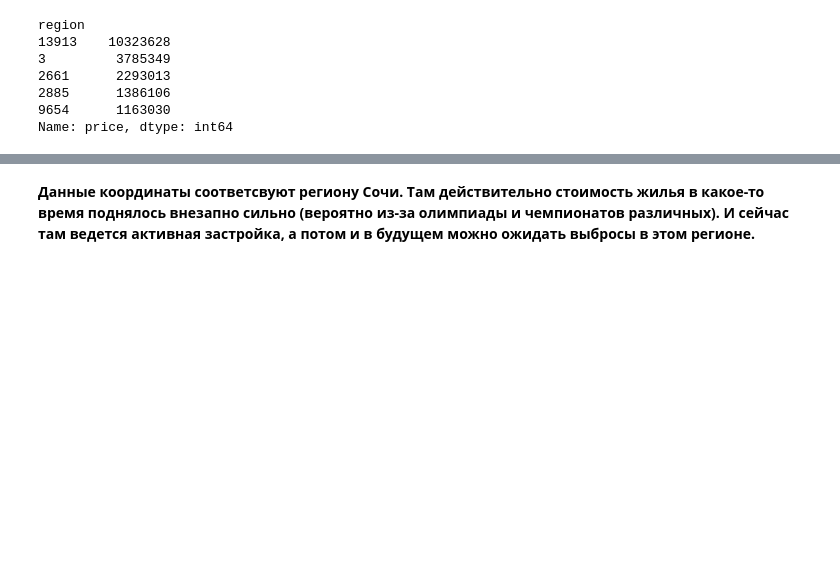
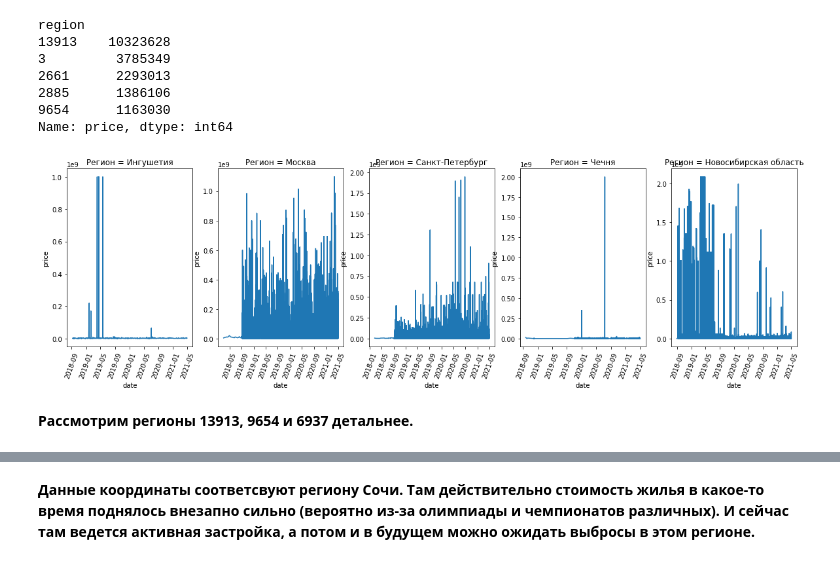
Before and after one commit to VladimirBorisevich/mts-teta-first-task, a Jupyter notebook: EDA.ipynb, the cells around one changed output, grey strips where cells are left out. Cells and saved outputs as stored; diff of their text form; code cells hidden in the pictures; blank space fills up the shorter version.

```diff
--- a/EDA.ipynb
+++ b/EDA.ipynb
@@ -55,0 +60,25 @@ data.head()
+# %%
+# тк в датасете более 5 млн данных с целью оптимизации скрипта, будем вычислять адрес не по точной широте/долготе объекта,
+# а по среднему значению для каждого региона. В данном случае нам это подходит, тк нам нужны крупные геоданные,
+# такие как округ/область, так что средняя широта/долгота по каждому объекту как раз даст нам нужный результат
+# при меньших затратах мощностей
+
+lat_lon_data = data.groupby('region')['geo_lat','geo_lon'].mean()
+lat_lon_data = lat_lon_data.reset_index()
+
+latitude = list(map(str, lat_lon_data['geo_lat'].values))
+longitude = list(map(str, lat_lon_data['geo_lon'].values))
+
+geolocator = Nominatim(user_agent="geoapiExercises")
+
+def get_location_name(latitude, longitude):
+    state = []
+    for lat, lon in tqdm(zip(latitude, longitude), total = len(latitude)):
+        location = geolocator.reverse(lat+","+lon) # передаем широту/долготу
+        address = location.raw['address'] # получаем словарь с данными
+        state.append(address.get('state', ''))
+
+    return state
+
+state = get_location_name(latitude, longitude)
+lat_lon_data['state'] = state
@@ -119,3 +163,23 @@ region
 2885      1386106
 9654      1163030
 Name: price, dtype: int64
+# %%
+outliers_regions = data.groupby("region")["price"].agg(lambda x:np.mean(x)-np.median(x)).\
+    apply(round).sort_values(ascending=False).head(5).index
+# %%
+data["date_time"] = pd.to_datetime(data['date_time'])
+# %%
+fig, axs = plt.subplots(1, 5, figsize=(20, 5))
+for region, ax in zip(outliers_regions, axs):
+
+    ax.plot(data[data['region'] == region]['date_time'].dt.date,
+         data[data['region'] == region]['price'])
+    g = list(lat_lon_data[lat_lon_data['region'] == region].state)[0]
+    ax.set_xlabel('date')
+    ax.set_ylabel('price')
+    ax.set_title(f'Регион = {g}')
+    ax.tick_params(axis='x', rotation=70)
+# %% [output]
+[figure, added]
+# %% [markdown]
+<b> Рассмотрим регионы 13913, 9654 и 6937 детальнее. </b>
```
Also changed, not shown: parts of 8 cells of this notebook.
